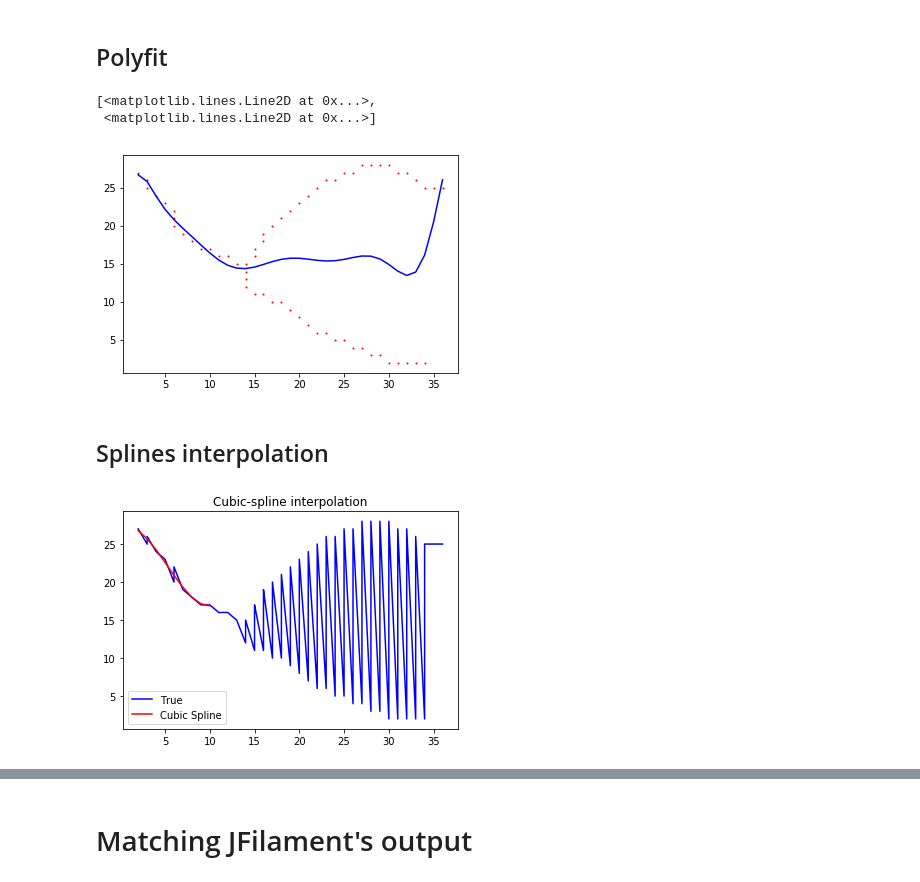
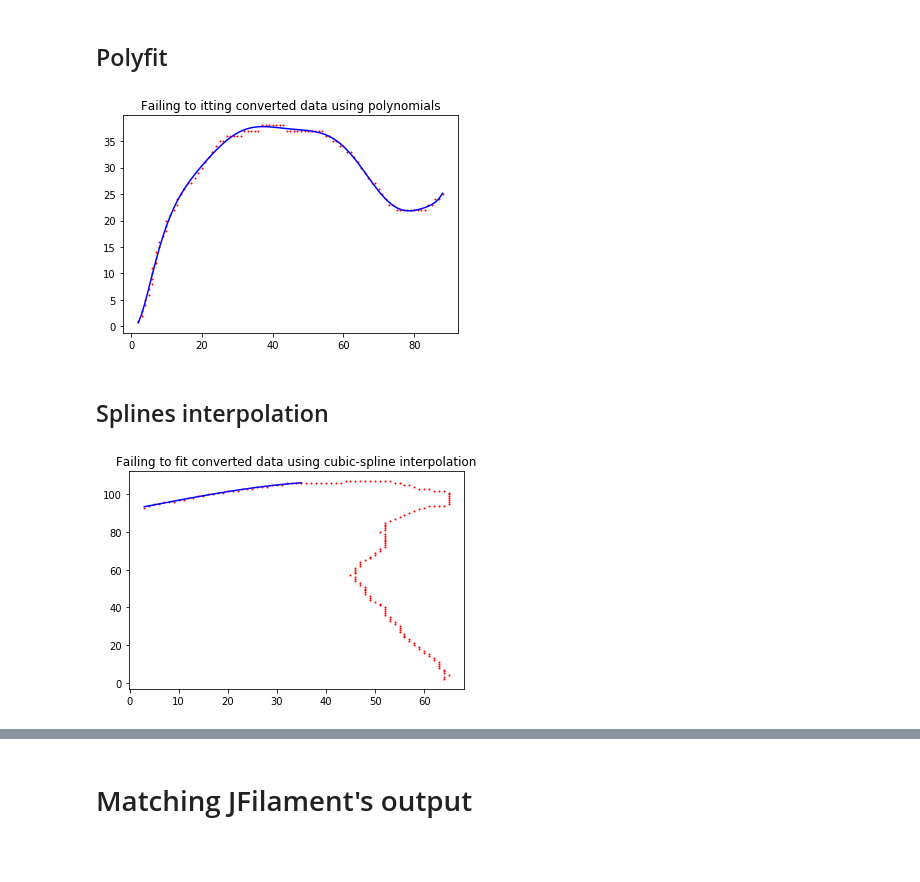
Before and after one commit to Rodrigo163/Personal-Projects, a Jupyter notebook: Image Segmentation/Presentable.ipynb, the cells around one changed output, grey strips where cells are left out. Saved outputs shown, nothing was run; the diff lists cells and outputs as text; code cells hidden in the pictures; blank space fills up the shorter version.

```diff
--- a/Image Segmentation/Presentable.ipynb
+++ b/Image Segmentation/Presentable.ipynb
@@ -27,8 +27,9 @@ im = color.rgb2gray(im)
 
 multi = iio.imread('multifil.PNG')
 multi = color.rgb2gray(multi)
-def im_show(image, nrows=1, ncols=1, cmap='gray'):
-    fig, ax = plt.subplots(nrows=nrows, ncols=ncols, figsize=(8, 8))
+def im_show(image, nrows=1, ncols=1, cmap='gray', title=''):
+    fig, ax = plt.subplots(nrows=nrows, ncols=ncols, figsize=(5, 5))
+    ax.set_title(title, loc='center')
     ax.imshow(image, cmap='gray')
     ax.axis('off')
     return fig, ax
@@ -40,5 +41,6 @@ test1 = iio.imread('Dx5PEG 20nM 100%labelled_Fri May 10 2019_15.54.31.tif')
 test1 = color.rgb2gray(test1)
 #im_show(im)
 #im_show(multi)
-#im_show(dx5)
+im_show(dx5, title='Loaded image')
+plt.savefig('loaded.PNG', dpi = 150)
 #im_show(test1)
@@ -218,7 +265,7 @@ for i in backbones:
 # From output image to output coordinates
 # %%
 #the idea is to get first an arrays like [(x1,y1), (x2, y2), ...]
-track = 7
+track = 15
 locations = np.where(backbones[track]==True)
 im_show(backbones[track])
 coords = [[locations[0][i], locations[1][i]] for i in range(0, len(locations[0]))]
@@ -243,10 +290,10 @@ z = np.polyfit(x,y,10)
 #poly function
 p = np.poly1d(z)
 plt.plot(x,y,'ro', x, p(x), 'b', markersize=1)
+plt.title('Failing to itting converted data using polynomials')
+plt.savefig('fitted_fail_polynomial', dpi=150)
 # %% [output]
-[<matplotlib.lines.Line2D at 0x...>,
- <matplotlib.lines.Line2D at 0x...>]
-[figure, old version]
+[figure, new version]
 # %% [markdown]
 ## Splines interpolation
 # %%
@@ -254,34 +301,34 @@ plt.plot(x,y,'ro', x, p(x), 'b', markersize=1)
 def chunkIt(seq, num):
     avg = len(seq) / float(num)
     out = []
     last = 0.0
 
     while last < len(seq):
         out.append(seq[int(last):int(last + avg)])
         last += avg
 
     return out
 
 n_chunks = 5
 x_chunks = chunkIt(x, n_chunks)
 y_chunks = chunkIt(y, n_chunks)
 yfinal = []
 #cubic-spline for first chunk
 #plt.figure()
 for i in range(0,n_chunks):
     tck = interpolate.splrep(x_chunks[i], y_chunks[i], s=13)
     ynew = interpolate.splev(x_chunks[i], tck, der=0)
     yfinal.extend(ynew)
 
-plt.plot(x, y,'b', x, yfinal, 'r')
-plt.legend(['True', 'Cubic Spline'])
-plt.title('Cubic-spline interpolation')
+plt.plot(x, y,'ro', x, yfinal, 'b', markersize=1)
+plt.title('Failing to fit converted data using cubic-spline interpolation')
+plt.savefig('fitted_fail_splines', dpi=150)
 plt.show()
 
 #updating output coords
 for i in range(0, len(coords)):
     if math.isnan(i):
         coords[i].astype(float)
         coords[i][1] = yfinal[i]
 # %% [output]
-[figure, old version]
+[figure, new version]
```
Also changed, not shown: parts of 18 cells of this notebook, 19 other files.
